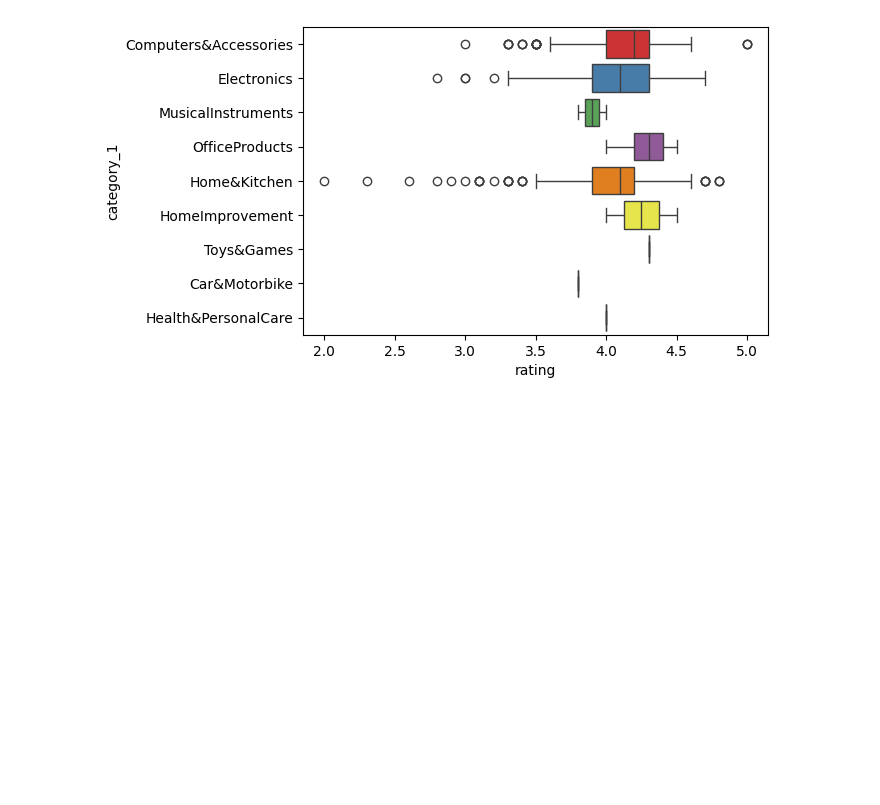
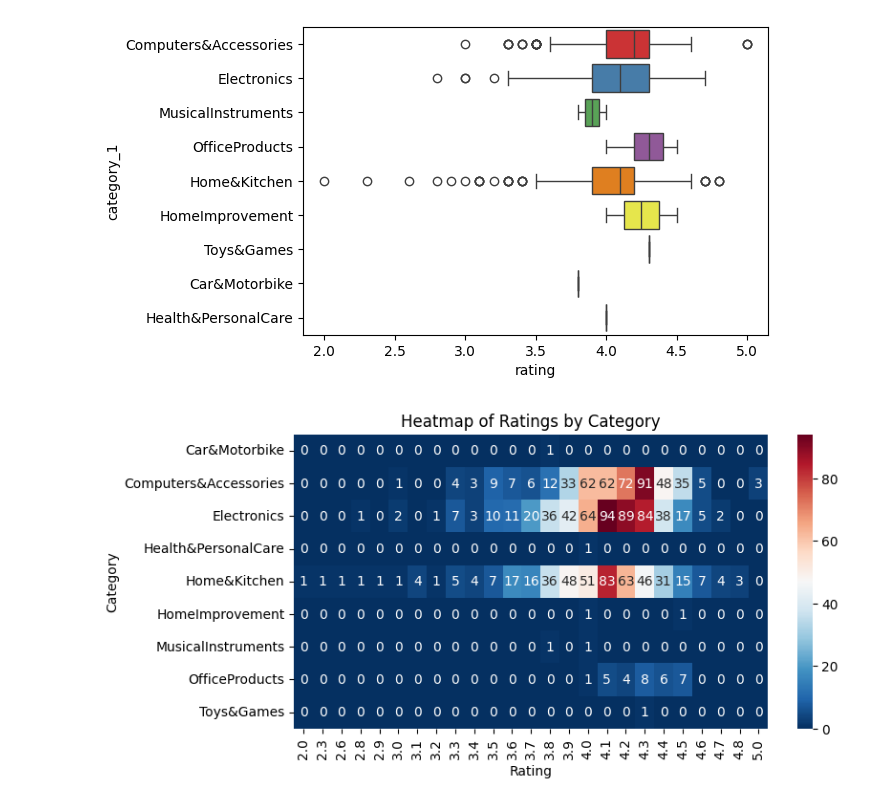
Before and after one commit to Enlightenus/Amazon_sales_analysis, a Jupyter notebook: amazon_analysis.ipynb, the cells around one changed output. Drawn from its saved outputs; the diff is of its cells as text; code cells hidden in the pictures; blank space fills up the shorter version.

Commit message:
heatmap

```diff
--- a/amazon_analysis.ipynb
+++ b/amazon_analysis.ipynb
@@ -454,3 +454,18 @@ ax.legend=False
 plt.show()
 # %% [output]
 [figure]
+# %%
+# Pivot the DataFrame
+heatmap_data = df_op.pivot_table(index='category_1', columns='rating', aggfunc='size', fill_value=0)
+
+fig = plt.figure(figsize=(8, 4))
+sns.heatmap(heatmap_data, annot=True, fmt="d", cmap="RdBu_r")
+
+plt.xlabel('Rating')
+plt.ylabel('Category')
+plt.title('Heatmap of Ratings by Category')
+plt.show()
+
+#### This heatmap shows that most reviews are from Computer, Electronics, Home & kitchen. Also, majority of ratings are around 4
+# %% [output]
+[figure, added]
```
